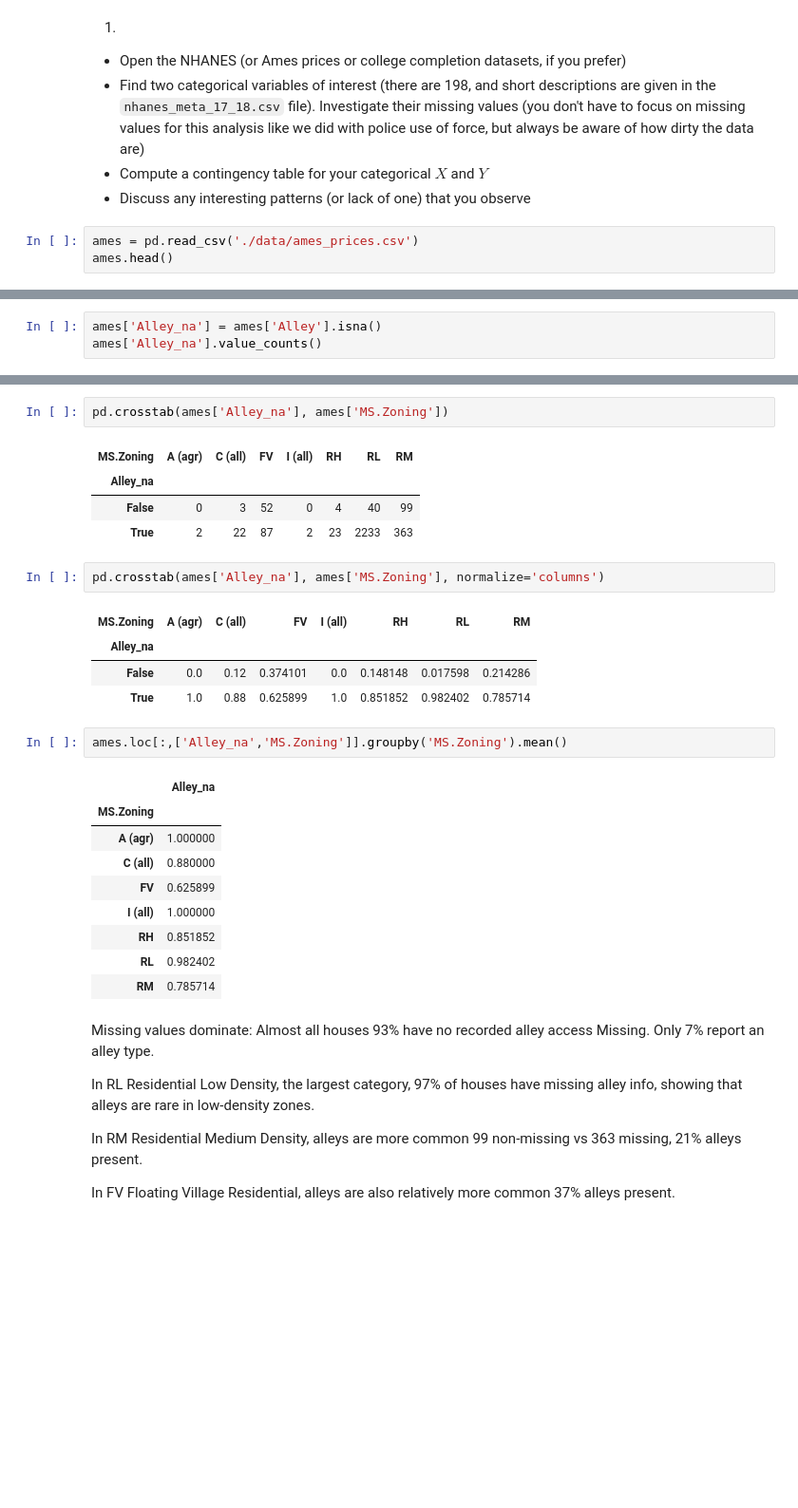
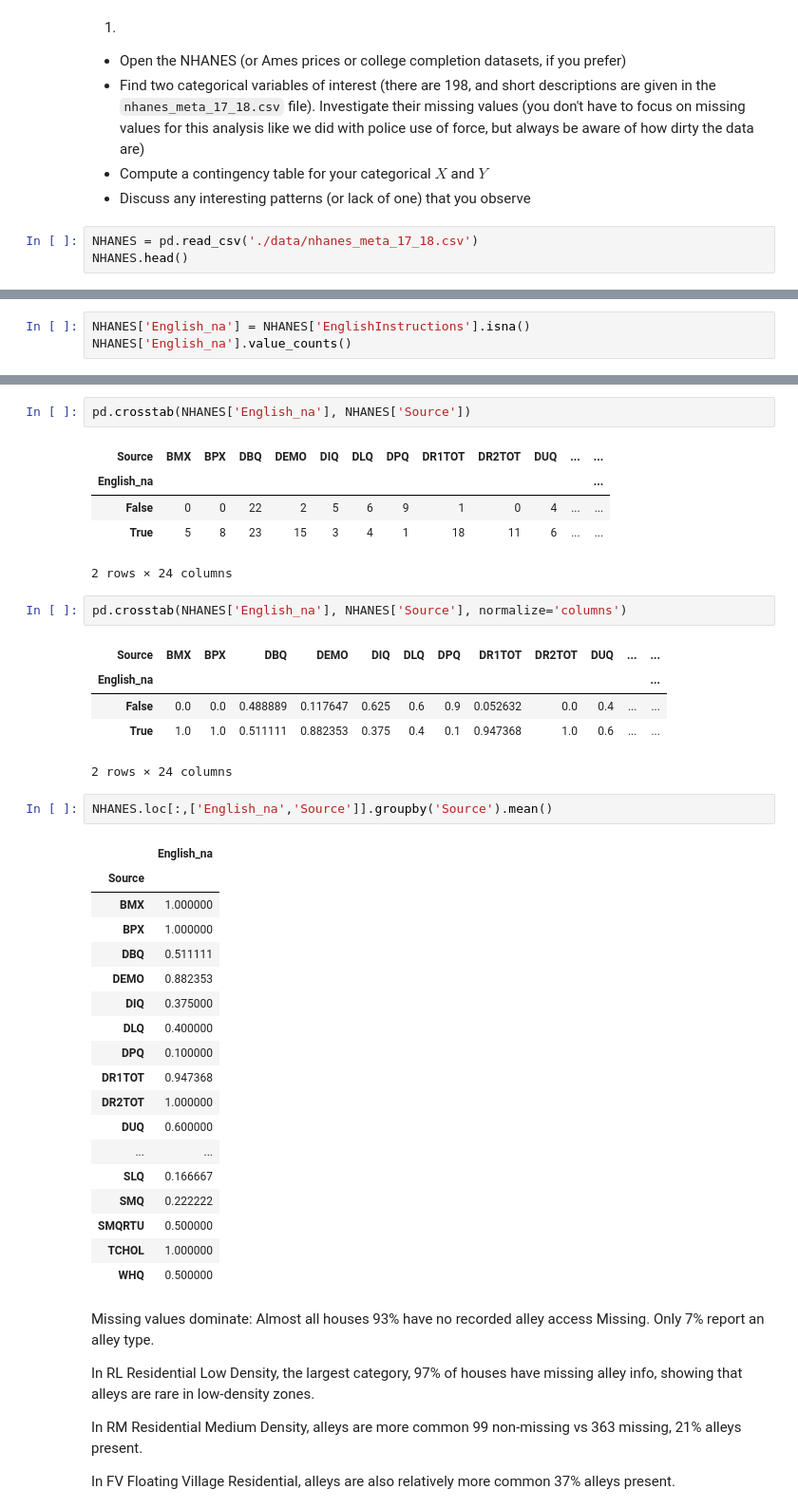
Before and after one commit to shawn01-kubo/DS-5030-Assignment3, a Jupyter notebook: assignment_3.ipynb, the cells around one changed output, grey strips where cells are left out. Shown at 95% size. Drawn from its saved outputs; the diff is of its cells as text; blank space fills up the shorter version.

```diff
--- a/assignment_3.ipynb
+++ b/assignment_3.ipynb
@@ -45,6 +45,6 @@ import seaborn as sns
 - Compute a contingency table for your categorical $X$ and $Y$
 - Discuss any interesting patterns (or lack of one) that you observe
 # %%
-ames = pd.read_csv('./data/ames_prices.csv')
-ames.head()
+NHANES = pd.read_csv('./data/nhanes_meta_17_18.csv')
+NHANES.head()
 # %% [output]
@@ -58,4 +57,4 @@ ames.head()
 # %%
-ames['Alley_na'] = ames['Alley'].isna()
-ames['Alley_na'].value_counts()
+NHANES['English_na'] = NHANES['EnglishInstructions'].isna()
+NHANES['English_na'].value_counts()
 # %% [output]
@@ -77,30 +84,41 @@ A (agr)       2
 Name: count, dtype: int64
 # %%
-pd.crosstab(ames['Alley_na'], ames['MS.Zoning'])
+pd.crosstab(NHANES['English_na'], NHANES['Source'])
 # %% [output]
-| MS.Zoning | A (agr) | C (all) | FV | I (all) | RH | RL | RM |
-| Alley_na |  |  |  |  |  |  |  |
-| False | 0 | 3 | 52 | 0 | 4 | 40 | 99 |
-| True | 2 | 22 | 87 | 2 | 23 | 2233 | 363 |
+| Source | BMX | BPX | DBQ | DEMO | DIQ | DLQ | DPQ | DR1TOT | DR2TOT | DUQ | ... | ... |
+| English_na |  |  |  |  |  |  |  |  |  |  |  | ... |
+| False | 0 | 0 | 22 | 2 | 5 | 6 | 9 | 1 | 0 | 4 | ... | ... |
+| True | 5 | 8 | 23 | 15 | 3 | 4 | 1 | 18 | 11 | 6 | ... | ... |
+2 rows × 24 columns
 # %%
-pd.crosstab(ames['Alley_na'], ames['MS.Zoning'], normalize='columns')
+pd.crosstab(NHANES['English_na'], NHANES['Source'], normalize='columns')
 # %% [output]
-| MS.Zoning | A (agr) | C (all) | FV | I (all) | RH | RL | RM |
-| Alley_na |  |  |  |  |  |  |  |
-| False | 0.0 | 0.12 | 0.374101 | 0.0 | 0.148148 | 0.017598 | 0.214286 |
-| True | 1.0 | 0.88 | 0.625899 | 1.0 | 0.851852 | 0.982402 | 0.785714 |
+| Source | BMX | BPX | DBQ | DEMO | DIQ | DLQ | DPQ | DR1TOT | DR2TOT | DUQ | ... | ... |
+| English_na |  |  |  |  |  |  |  |  |  |  |  | ... |
+| False | 0.0 | 0.0 | 0.488889 | 0.117647 | 0.625 | 0.6 | 0.9 | 0.052632 | 0.0 | 0.4 | ... | ... |
+| True | 1.0 | 1.0 | 0.511111 | 0.882353 | 0.375 | 0.4 | 0.1 | 0.947368 | 1.0 | 0.6 | ... | ... |
+2 rows × 24 columns
 # %%
-ames.loc[:,['Alley_na','MS.Zoning']].groupby('MS.Zoning').mean()
+NHANES.loc[:,['English_na','Source']].groupby('Source').mean()
 # %% [output]
-|  | Alley_na |
-| MS.Zoning |  |
-| A (agr) | 1.000000 |
-| C (all) | 0.880000 |
-| FV | 0.625899 |
-| I (all) | 1.000000 |
-| RH | 0.851852 |
-| RL | 0.982402 |
-| RM | 0.785714 |
+|  | English_na |
+| Source |  |
+| BMX | 1.000000 |
+| BPX | 1.000000 |
+| DBQ | 0.511111 |
+| DEMO | 0.882353 |
+| DIQ | 0.375000 |
+| DLQ | 0.400000 |
+| DPQ | 0.100000 |
+| DR1TOT | 0.947368 |
+| DR2TOT | 1.000000 |
+| DUQ | 0.600000 |
+| ... | ... |
+| SLQ | 0.166667 |
+| SMQ | 0.222222 |
+| SMQRTU | 0.500000 |
+| TCHOL | 1.000000 |
+| WHQ | 0.500000 |
 # %% [markdown]
 Missing values dominate: Almost all houses 93% have no recorded alley access Missing. Only 7% report an alley type.
 
```
Also changed, not shown: parts of 3 cells of this notebook.
